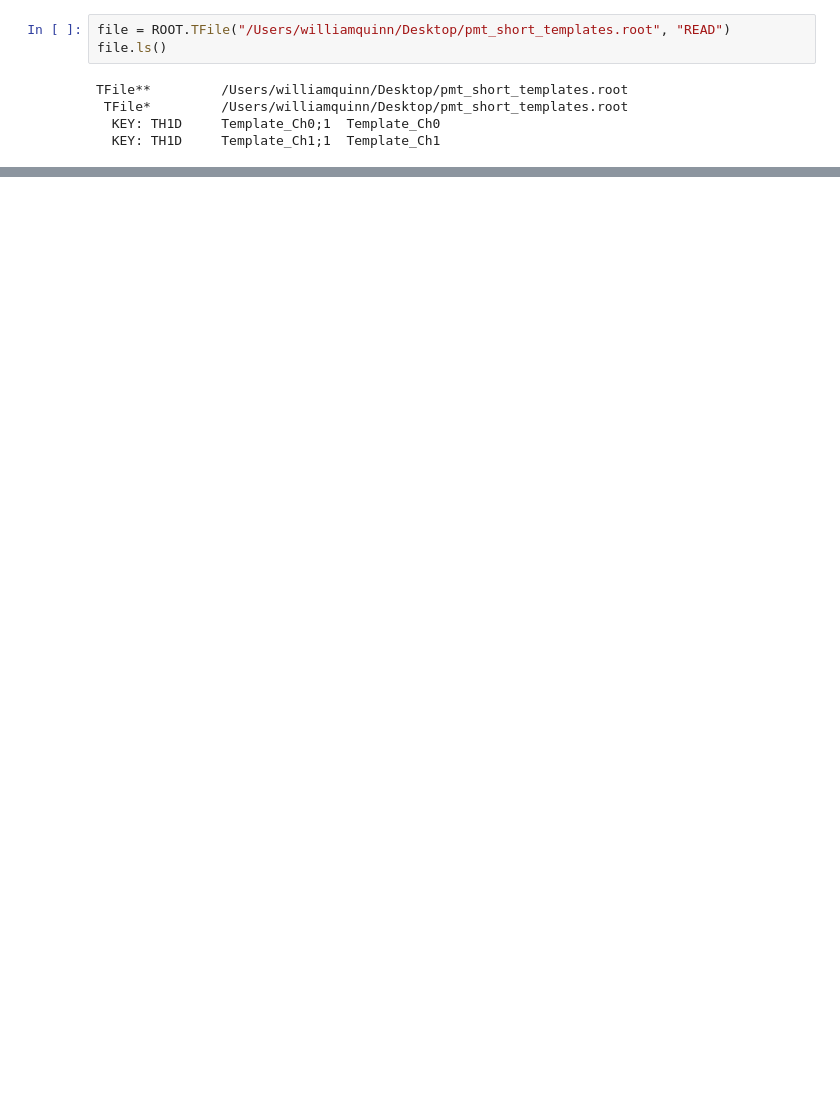
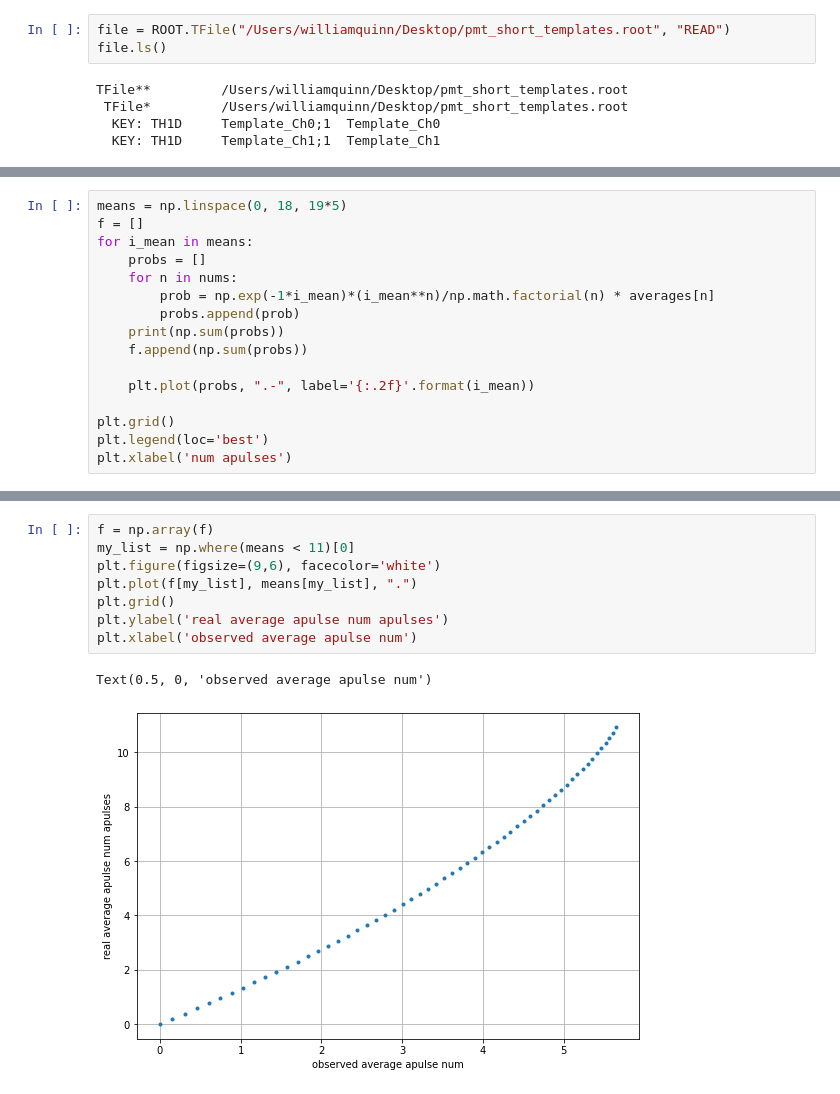
Before and after one commit to SuperNEMO-DBD/PMT-ShapeAnalysis, a Jupyter notebook: pmt_he_study/pulse_fitter.ipynb, the cells around one changed output, grey strips where cells are left out. Saved outputs shown, nothing was run; the diff lists cells and outputs as text; blank space fills up the shorter version.

```diff
--- a/pmt_he_study/pulse_fitter.ipynb
+++ b/pmt_he_study/pulse_fitter.ipynb
@@ -354,0 +445,16 @@ plt.plot(x,y, '.k')
+# %%
+means = np.linspace(0, 18, 19*5)
+f = []
+for i_mean in means:
+    probs = []
+    for n in nums:
+        prob = np.exp(-1*i_mean)*(i_mean**n)/np.math.factorial(n) * averages[n]
+        probs.append(prob)
+    print(np.sum(probs))
+    f.append(np.sum(probs))
+
+    plt.plot(probs, ".-", label='{:.2f}'.format(i_mean))
+
+plt.grid()
+plt.legend(loc='best')
+plt.xlabel('num apulses')
@@ -354,0 +481,11 @@ plt.plot(x,y, '.k')
+# %%
+f = np.array(f)
+my_list = np.where(means < 11)[0]
+plt.figure(figsize=(9,6), facecolor='white')
+plt.plot(f[my_list], means[my_list], ".")
+plt.grid()
+plt.ylabel('real average apulse num apulses')
+plt.xlabel('observed average apulse num')
+# %% [output]
+Text(0.5, 0, 'observed average apulse num')
+[figure, added]
```
Also changed, not shown: parts of 23 cells of this notebook, 1 other file.
